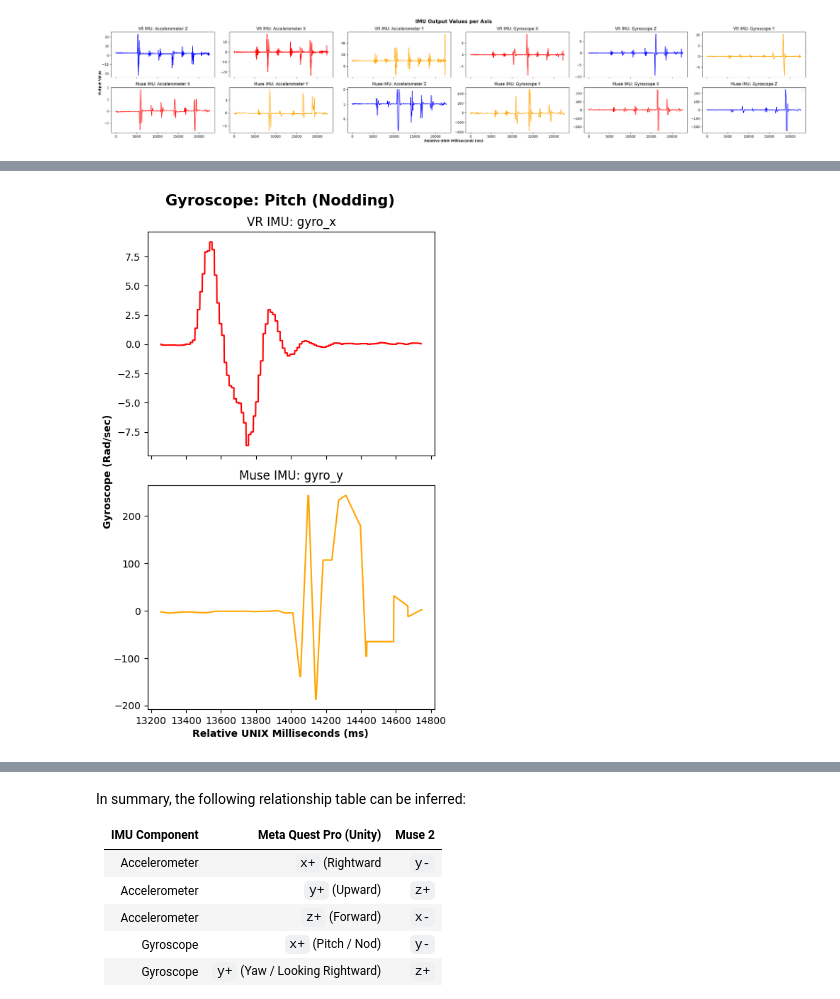
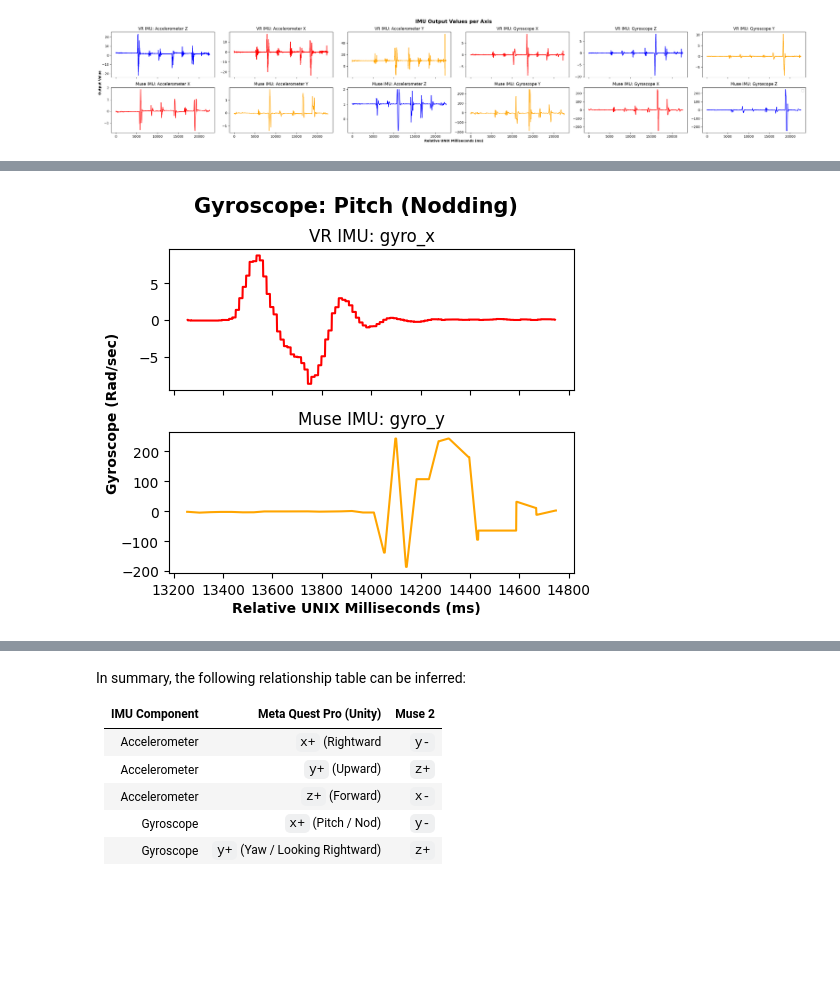
Before and after one commit to SimpleDevs-Research/EEG-Blink-Cal, a Jupyter notebook: axis-check.ipynb, the cells around one changed output, grey strips where cells are left out. Cells and saved outputs as stored; diff of their text form; code cells hidden in the pictures; blank space fills up the shorter version.

```diff
--- a/axis-check.ipynb
+++ b/axis-check.ipynb
@@ -190,5 +190,5 @@ experiment.plot_individual('accel_y', 'accel_z', (10000,11500), 'Accelerometer:
 # %%
-experiment.plot_individual('gyro_x', 'gyro_y', (13250,14750), 'Gyroscope: Pitch (Nodding)', figsize=(5,7.5), outname='gyro_pitch.png')
+experiment.plot_individual('gyro_x', 'gyro_y', (13250,14750), 'Gyroscope: Pitch (Nodding)', figsize=(5,4), outname='gyro_pitch.png')
 # %% [output]
-[figure, old version]
+[figure, new version]
 # %%
```
Also changed, not shown: parts of 5 cells of this notebook, 2 other files.
